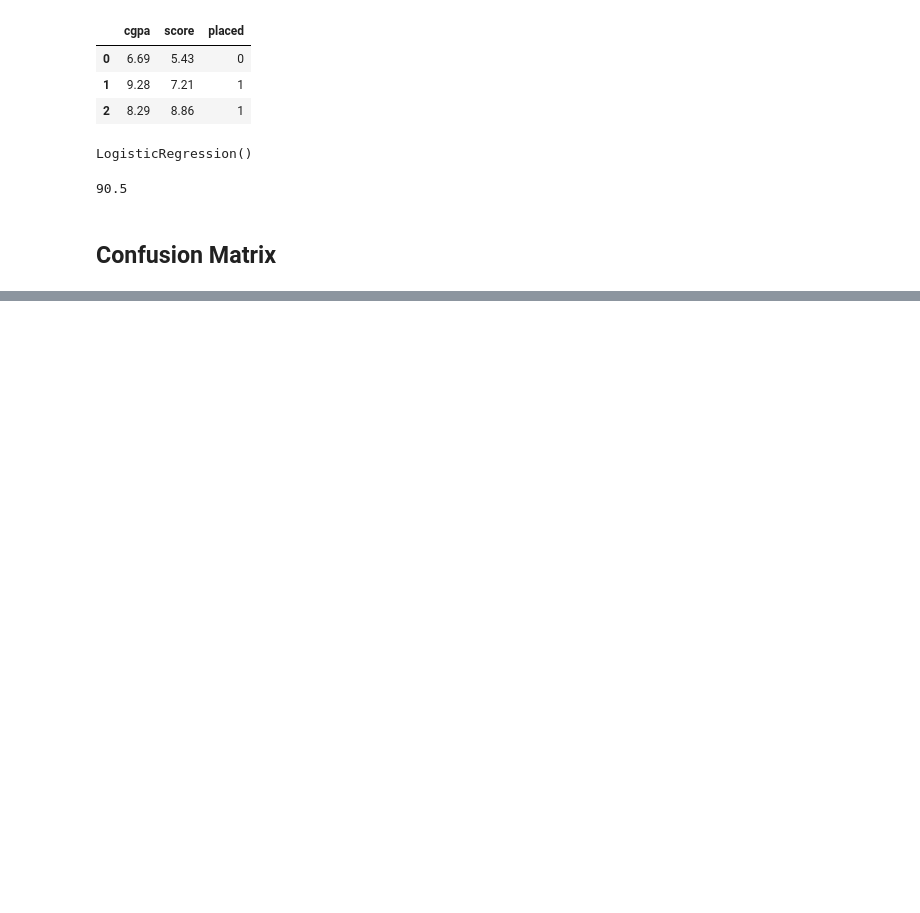
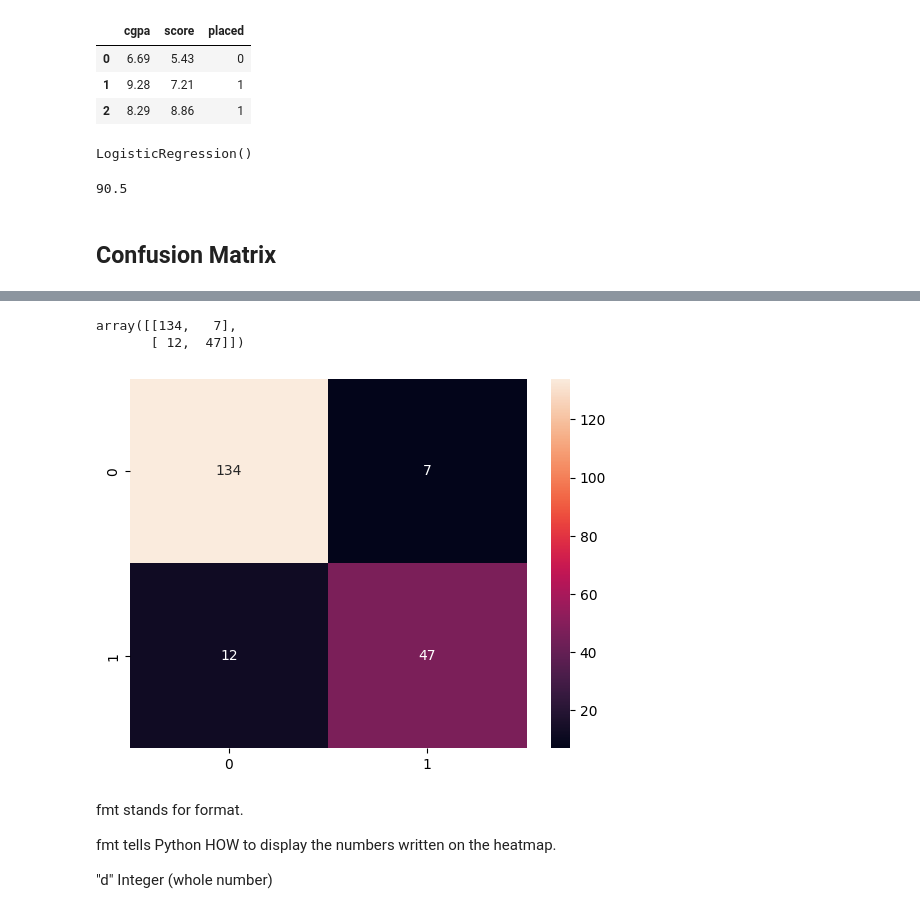
Before and after one commit to ChaturvedyShalini/ml-learning-journey, a Jupyter notebook: confusion_matrix.ipynb, the cells around one changed output, grey strips where cells are left out. Cells and saved outputs as stored; diff of their text form; code cells hidden in the pictures; blank space fills up the shorter version.

```diff
--- a/confusion_matrix.ipynb
+++ b/confusion_matrix.ipynb
@@ -34,0 +77,20 @@ from sklearn.metrics import confusion_matrix, precision_score, recall_score, f1_
+# %%
+cf = confusion_matrix(y_test, lr.predict(x_test))
+cf
+# %% [output]
+array([[134,   7],
+       [ 12,  47]])
+# %%
+# sns.heatmap(cf, annot = True)
+# plt.show()
+
+sns.heatmap(cf, annot=True, fmt="d")
+plt.show()
+# %% [output]
+[figure, added]
+# %% [markdown]
+fmt stands for format.
+
+fmt tells Python HOW to display the numbers written on the heatmap.
+
+"d"	Integer (whole number)
```
Also changed, not shown: parts of 2 cells of this notebook.
